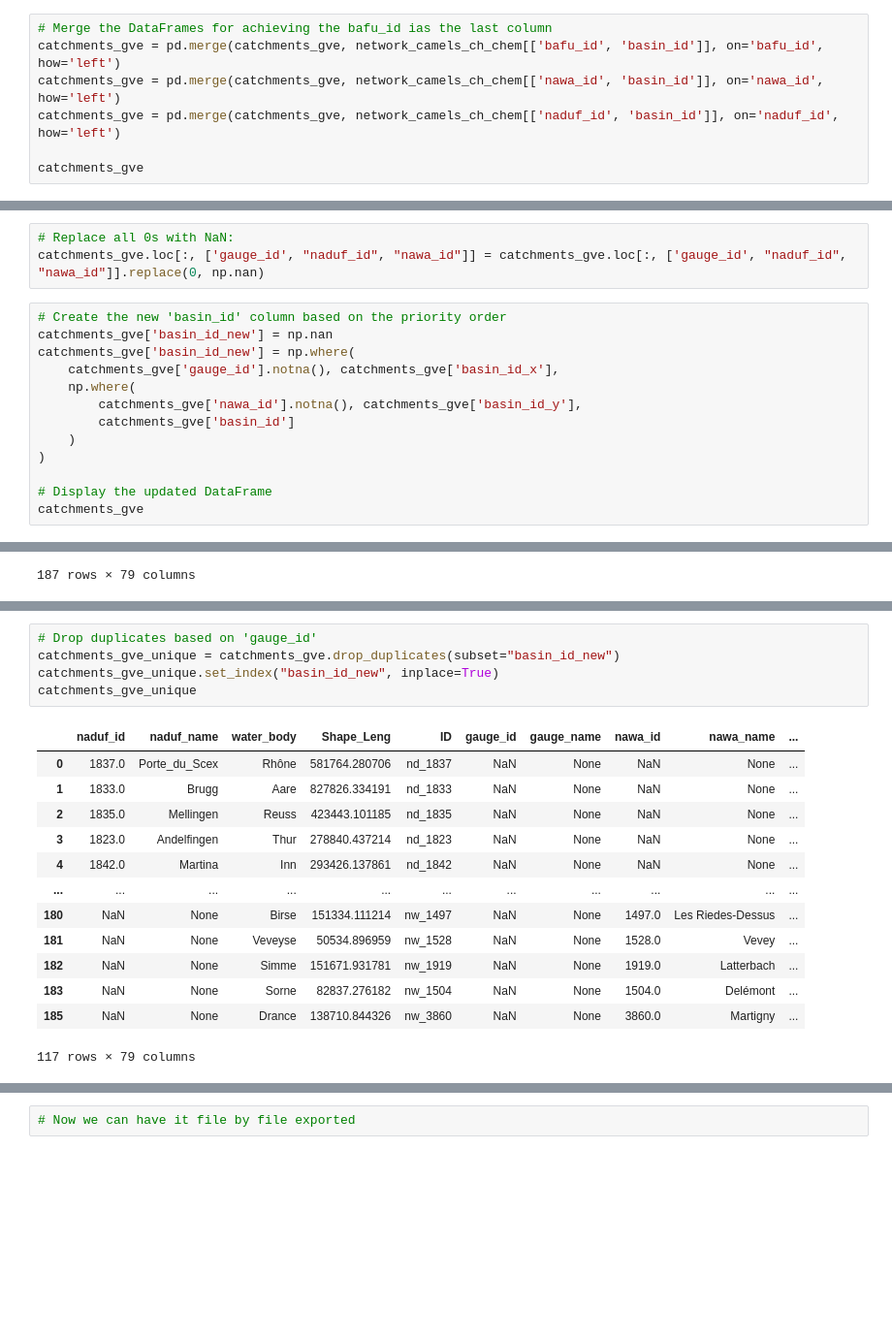
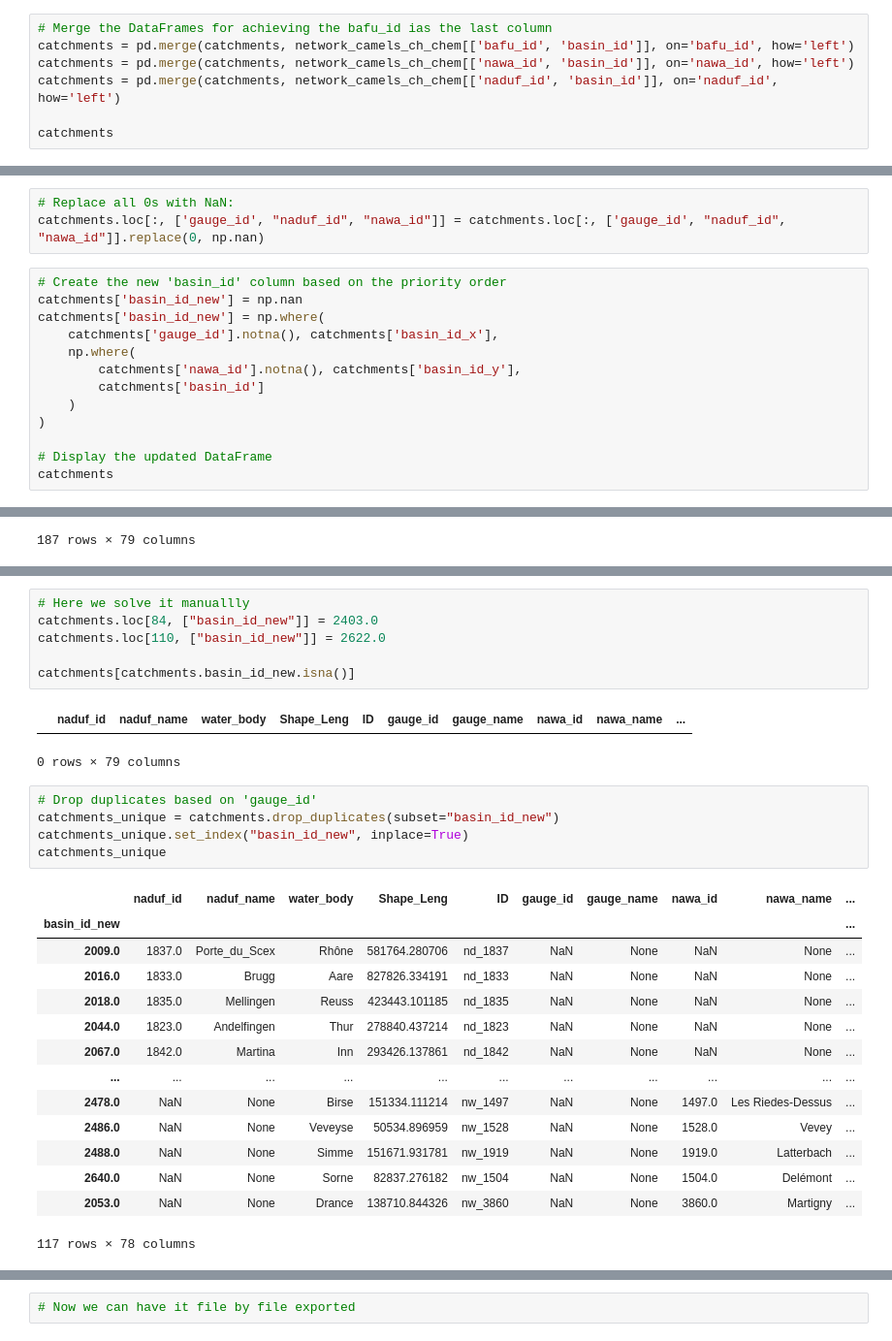
Before and after one commit to thiagovmdon/camels-ch-chem-paper, a Jupyter notebook: code/00_CAMELS_CH_Chem_N_deposition.ipynb, the cells around one changed output, grey strips where cells are left out. Shown at 97% size. Drawn from its saved outputs; the diff is of its cells as text; blank space fills up the shorter version.

```diff
--- a/code/00_CAMELS_CH_Chem_N_deposition.ipynb
+++ b/code/00_CAMELS_CH_Chem_N_deposition.ipynb
@@ -139,11 +138,11 @@ network_camels_ch_chem[network_camels_ch_chem.bafu_id.isna()]
 29 rows × 31 columns
 # %%
 # Merge the DataFrames for achieving the bafu_id ias the last column
-catchments_gve = pd.merge(catchments_gve, network_camels_ch_chem[['bafu_id', 'basin_id']], on='bafu_id', how='left')
-catchments_gve = pd.merge(catchments_gve, network_camels_ch_chem[['nawa_id', 'basin_id']], on='nawa_id', how='left')
-catchments_gve = pd.merge(catchments_gve, network_camels_ch_chem[['naduf_id', 'basin_id']], on='naduf_id', how='left')
+catchments = pd.merge(catchments, network_camels_ch_chem[['bafu_id', 'basin_id']], on='bafu_id', how='left')
+catchments = pd.merge(catchments, network_camels_ch_chem[['nawa_id', 'basin_id']], on='nawa_id', how='left')
+catchments = pd.merge(catchments, network_camels_ch_chem[['naduf_id', 'basin_id']], on='naduf_id', how='left')
 
-catchments_gve
+catchments
 # %% [output]
 |  | naduf_id | naduf_name | water_body | Shape_Leng | ID | gauge_id | gauge_name | nawa_id | nawa_name | ... |
 | 0 | 1837 | Porte_du_Scex | Rhône | 581764.280706 | nd_1837 | 0.0 | None | 0.0 | None | ... |
@@ -160,20 +159,20 @@ catchments_gve
 187 rows × 78 columns
 # %%
 # Replace all 0s with NaN:
-catchments_gve.loc[:, ['gauge_id', "naduf_id", "nawa_id"]] = catchments_gve.loc[:, ['gauge_id', "naduf_id", "nawa_id"]].replace(0, np.nan)
+catchments.loc[:, ['gauge_id', "naduf_id", "nawa_id"]] = catchments.loc[:, ['gauge_id', "naduf_id", "nawa_id"]].replace(0, np.nan)
 # %%
 # Create the new 'basin_id' column based on the priority order
-catchments_gve['basin_id_new'] = np.nan
-catchments_gve['basin_id_new'] = np.where(
-    catchments_gve['gauge_id'].notna(), catchments_gve['basin_id_x'],
+catchments['basin_id_new'] = np.nan
+catchments['basin_id_new'] = np.where(
+    catchments['gauge_id'].notna(), catchments['basin_id_x'],
     np.where(
-        catchments_gve['nawa_id'].notna(), catchments_gve['basin_id_y'],
-        catchments_gve['basin_id']
+        catchments['nawa_id'].notna(), catchments['basin_id_y'],
+        catchments['basin_id']
     )
 )
 
 # Display the updated DataFrame
-catchments_gve
+catchments
 # %% [output]
 |  | naduf_id | naduf_name | water_body | Shape_Leng | ID | gauge_id | gauge_name | nawa_id | nawa_name | ... |
 | 0 | 1837.0 | Porte_du_Scex | Rhône | 581764.280706 | nd_1837 | NaN | None | NaN | None | ... |
@@ -198,19 +198,29 @@ catchments_gve[catchments_gve.basin_id_new.isna()]
+# %%
+# Here we solve it manuallly
+catchments.loc[84, ["basin_id_new"]] = 2403.0
+catchments.loc[110, ["basin_id_new"]] = 2622.0
+
+catchments[catchments.basin_id_new.isna()]
+# %% [output]
+|  | naduf_id | naduf_name | water_body | Shape_Leng | ID | gauge_id | gauge_name | nawa_id | nawa_name | ... |
+0 rows × 79 columns
 # %%
 # Drop duplicates based on 'gauge_id'
-catchments_gve_unique = catchments_gve.drop_duplicates(subset="basin_id_new")
-catchments_gve_unique.set_index("basin_id_new", inplace=True)
-catchments_gve_unique
+catchments_unique = catchments.drop_duplicates(subset="basin_id_new")
+catchments_unique.set_index("basin_id_new", inplace=True)
+catchments_unique
 # %% [output]
 |  | naduf_id | naduf_name | water_body | Shape_Leng | ID | gauge_id | gauge_name | nawa_id | nawa_name | ... |
-| 0 | 1837.0 | Porte_du_Scex | Rhône | 581764.280706 | nd_1837 | NaN | None | NaN | None | ... |
-| 1 | 1833.0 | Brugg | Aare | 827826.334191 | nd_1833 | NaN | None | NaN | None | ... |
-| 2 | 1835.0 | Mellingen | Reuss | 423443.101185 | nd_1835 | NaN | None | NaN | None | ... |
-| 3 | 1823.0 | Andelfingen | Thur | 278840.437214 | nd_1823 | NaN | None | NaN | None | ... |
-| 4 | 1842.0 | Martina | Inn | 293426.137861 | nd_1842 | NaN | None | NaN | None | ... |
+| basin_id_new |  |  |  |  |  |  |  |  |  | ... |
+| 2009.0 | 1837.0 | Porte_du_Scex | Rhône | 581764.280706 | nd_1837 | NaN | None | NaN | None | ... |
+| 2016.0 | 1833.0 | Brugg | Aare | 827826.334191 | nd_1833 | NaN | None | NaN | None | ... |
+| 2018.0 | 1835.0 | Mellingen | Reuss | 423443.101185 | nd_1835 | NaN | None | NaN | None | ... |
+| 2044.0 | 1823.0 | Andelfingen | Thur | 278840.437214 | nd_1823 | NaN | None | NaN | None | ... |
+| 2067.0 | 1842.0 | Martina | Inn | 293426.137861 | nd_1842 | NaN | None | NaN | None | ... |
 | ... | ... | ... | ... | ... | ... | ... | ... | ... | ... | ... |
-| 180 | NaN | None | Birse | 151334.111214 | nw_1497 | NaN | None | 1497.0 | Les Riedes-Dessus | ... |
-| 181 | NaN | None | Veveyse | 50534.896959 | nw_1528 | NaN | None | 1528.0 | Vevey | ... |
-| 182 | NaN | None | Simme | 151671.931781 | nw_1919 | NaN | None | 1919.0 | Latterbach | ... |
-| 183 | NaN | None | Sorne | 82837.276182 | nw_1504 | NaN | None | 1504.0 | Delémont | ... |
-| 185 | NaN | None | Drance | 138710.844326 | nw_3860 | NaN | None | 3860.0 | Martigny | ... |
+| 2478.0 | NaN | None | Birse | 151334.111214 | nw_1497 | NaN | None | 1497.0 | Les Riedes-Dessus | ... |
+| 2486.0 | NaN | None | Veveyse | 50534.896959 | nw_1528 | NaN | None | 1528.0 | Vevey | ... |
+| 2488.0 | NaN | None | Simme | 151671.931781 | nw_1919 | NaN | None | 1919.0 | Latterbach | ... |
+| 2640.0 | NaN | None | Sorne | 82837.276182 | nw_1504 | NaN | None | 1504.0 | Delémont | ... |
+| 2053.0 | NaN | None | Drance | 138710.844326 | nw_3860 | NaN | None | 3860.0 | Martigny | ... |
-117 rows × 79 columns
+117 rows × 78 columns
```
Also changed, not shown: parts of 20 cells of this notebook.
